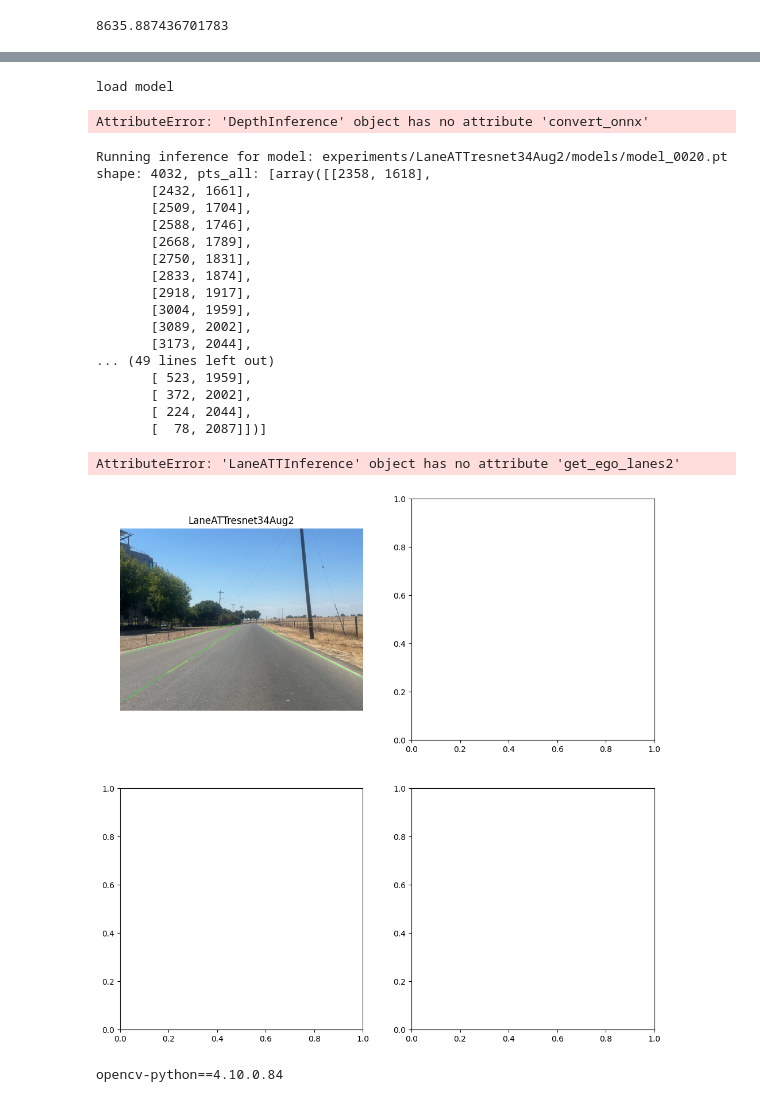
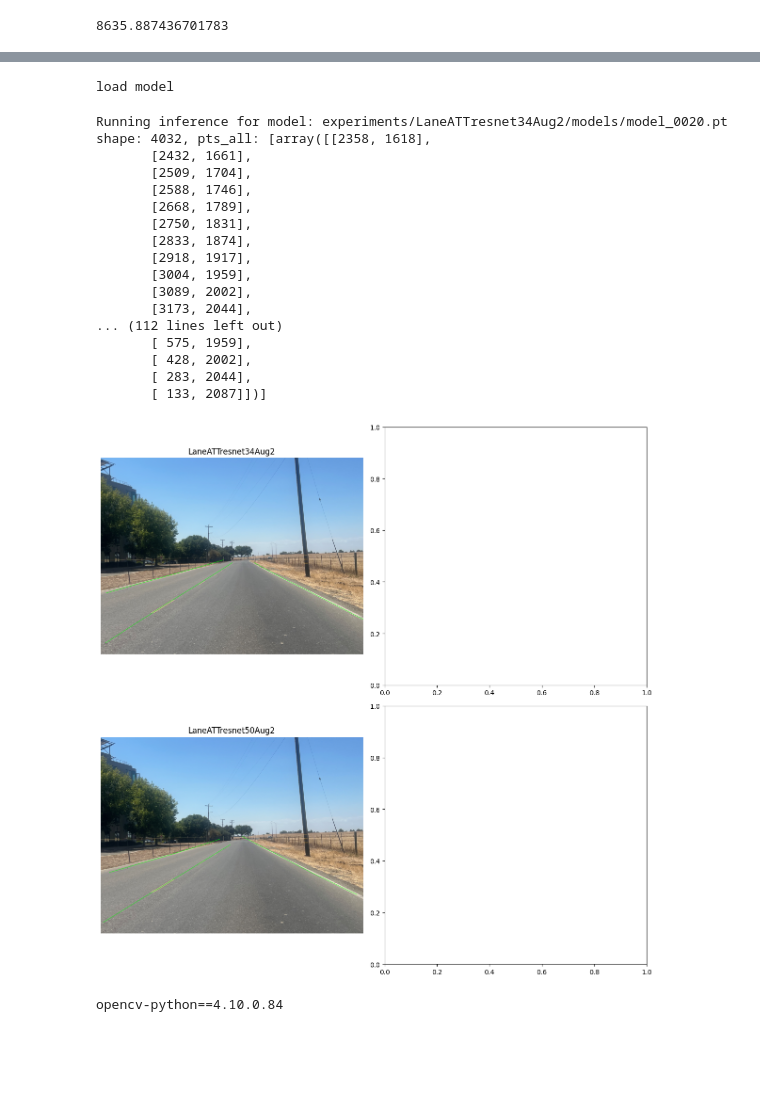
Before and after one commit to Duck1405/Autonomous-Bicycle, a Jupyter notebook: LaneATT/inference.ipynb, the cells around one changed output, grey strips where cells are left out. Saved outputs shown, nothing was run; the diff lists cells and outputs as text; code cells hidden in the pictures; blank space fills up the shorter version.

```diff
--- a/LaneATT/inference.ipynb
+++ b/LaneATT/inference.ipynb
@@ -401,10 +390,9 @@ from lib.depth import DepthInference
 # __init__ loads (or first-time saves) the model itself — no need to call save_model().
 model = DepthInference()
 
-model.convert_onnx()
+# model.convert_onnx()
 # %% [output]
 load model
-AttributeError: 'DepthInference' object has no attribute 'convert_onnx'
 # %%
 img_path = "/Users/amannindra/Projects/Auto/100k_images/train/0a0b16e2-93f8c456.jpg"
 frame = cv2.imread(img_path)                     # BGR numpy array (what infer() expects)
@@ -471,7 +459,7 @@ for i, (config_path, path_model, _) in enumerate(models):
     axes[i,0].axis("off")
 
     print(f"shape: {new_image.shape[1]}, pts_all: {pts_all}")
-    left_points, right_points, mid_points, synthesized = model.get_ego_lanes2(new_image.shape[1], pts_all)
+    left_points, right_points, mid_points, synthesized = model.get_ego_lanes(new_image.shape[1], pts_all)
 
     # left_points, right_points, mid_points, synthesized = model.get_ego_lanes(new_image.shape[1], pts_all)
     # print(mid_points)
@@ -485,40 +473,39 @@ for i, (config_path, path_model, _) in enumerate(models):
     #         cv2.line(new_image, tuple(p0), tuple(p1), left_color, 15)
     #     for p0, p1 in zip(right_points[:-1], right_points[1:]):
     #         cv2.line(new_image, tuple(p0), tuple(p1), right_color, 15)
     #     for p0, p1 in zip(mid_points[:-1], mid_points[1:]):
     #         cv2.line(new_image, tuple(p0), tuple(p1), mid_color, 15)
 
     # new_image_rgb = cv2.cvtColor(new_image, cv2.COLOR_BGR2RGB)
     # axes[i,1].imshow(new_image_rgb)
     # axes[i,1].set_title(Path(path_model).parent.parent.name)
     # axes[i,1].axis("off")
 
 
 plt.tight_layout()
 plt.show()
 
 
     # print(evaluation)
 # %% [output]
 Running inference for model: experiments/LaneATTresnet34Aug2/models/model_0020.pt
 shape: 4032, pts_all: [array([[2358, 1618],
        [2432, 1661],
        [2509, 1704],
        [2588, 1746],
        [2668, 1789],
        [2750, 1831],
        [2833, 1874],
        [2918, 1917],
        [3004, 1959],
        [3089, 2002],
        [3173, 2044],
-... (49 lines left out)
-       [ 523, 1959],
-       [ 372, 2002],
-       [ 224, 2044],
-       [  78, 2087]])]
+... (112 lines left out)
+       [ 575, 1959],
+       [ 428, 2002],
+       [ 283, 2044],
+       [ 133, 2087]])]
-AttributeError: 'LaneATTInference' object has no attribute 'get_ego_lanes2'
-[figure, old version]
+[figure, new version]
 # %%
 !pip freeze | grep opencv
 # %% [output]
```
Also changed, not shown: parts of 2 cells of this notebook, 25 other files.
